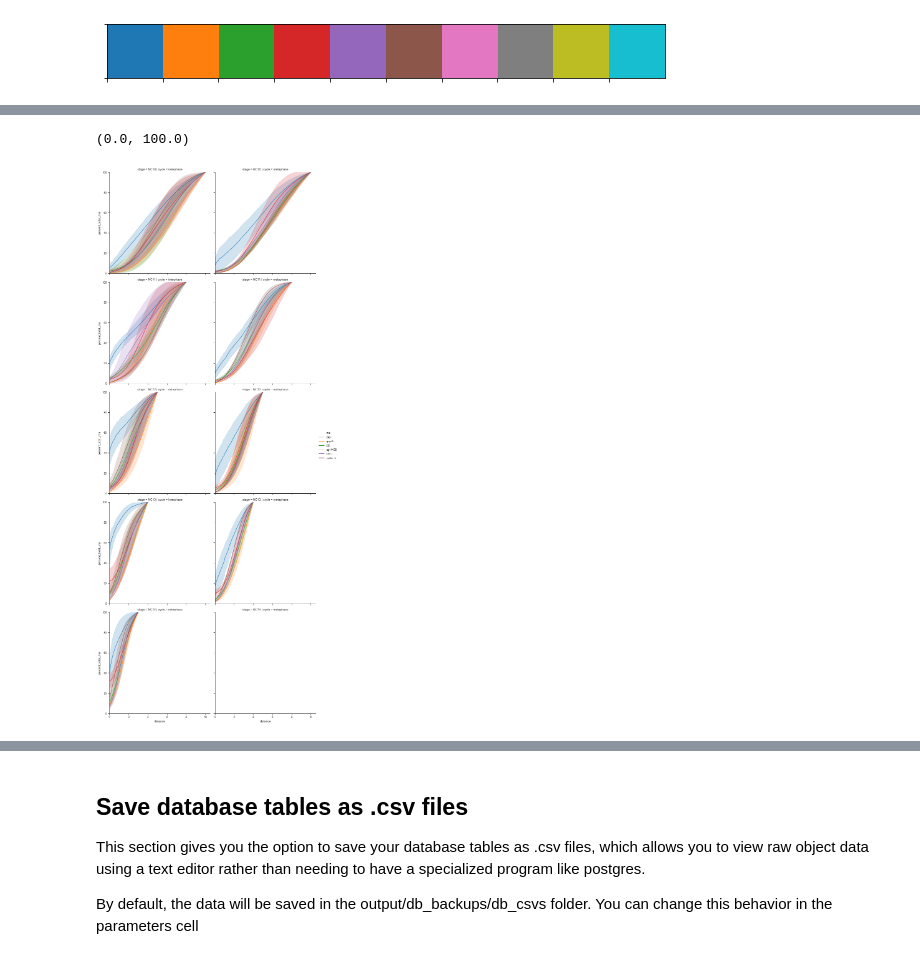
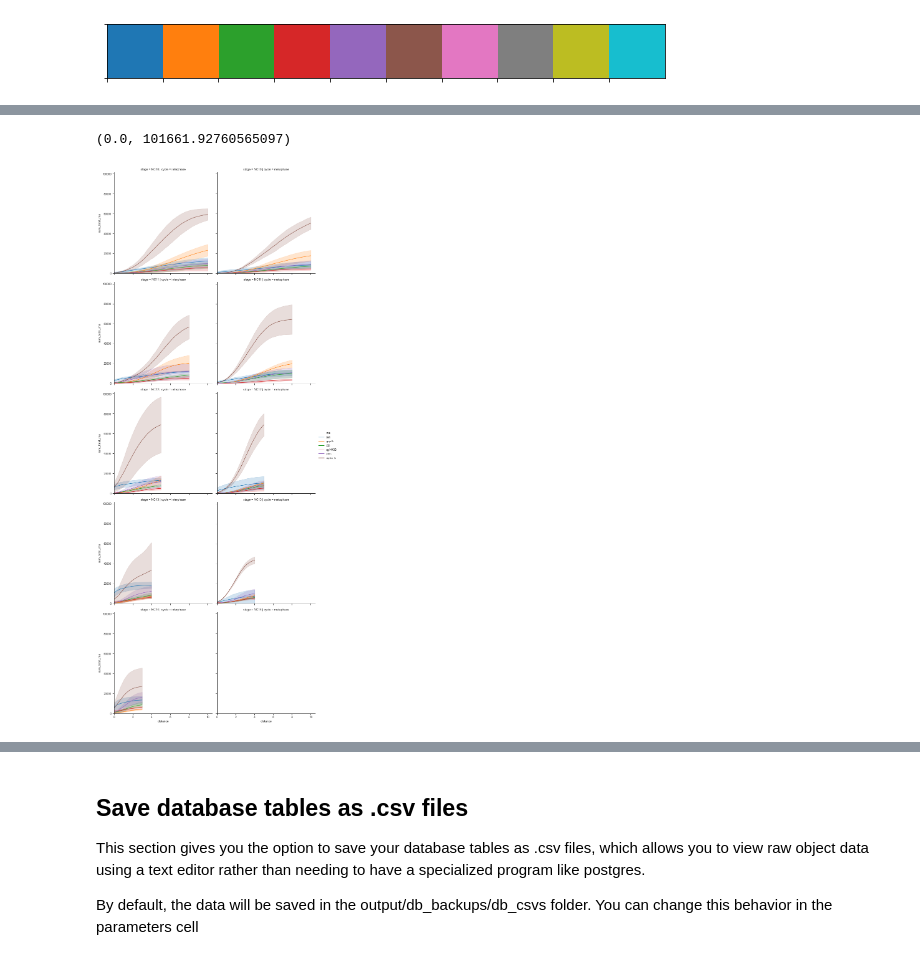
Before and after one commit to pearlryder/rna-at-centrosomes, a Jupyter notebook: pipeline/resubmission-embryo-pipeline.ipynb, the cells around one changed output, grey strips where cells are left out. Saved outputs shown, nothing was run; the diff lists cells and outputs as text; code cells hidden in the pictures.

```diff
--- a/pipeline/resubmission-embryo-pipeline.ipynb
+++ b/pipeline/resubmission-embryo-pipeline.ipynb
@@ -16,7 +16,7 @@ db_host = "localhost"
 # path to find data
 
 USER_NAME = 'pearlryder'
-FILE_PATH = '/Users/' + USER_NAME + '/data/centrosomes-rna-data'
+FILE_PATH = '/Users/' + USER_NAME + '/data/resubmission-data'
 
 
 # here you can create a distance threshold that changes with the nuclear cycle
@@ -277,7 +200,7 @@ import os
 # %%
 # parameters
 
-distribution_data_filename = 'distributions.csv'
+distribution_data_filename = 'distributions-sum-rna.csv'
 
 data_output_dir = os.path.join(FILE_PATH, 'output', 'data')
 
@@ -343,28 +269,28 @@ rna_distribution_df.head(10)
 # %%
 # Here we plot the distribution as mean (dark line) +/- sd (shading) using the Seaborn library and matplotlib
 # https://seaborn.pydata.org/examples/index.html
 # There are a lot of options in Seaborn. In this example, we separate the plots into columns based on the variable
 # "cycle" and adjust the color using the rna_type, in order to compare our experimental RNA (cen) to control (gapdh)
 
 
 sns.set_style("ticks")
 sns.set_context("paper")
 percent_rna_plt = sns.relplot(x = 'distance',
-                              y = 'percent_total_rna',
+                              y = 'sum_total_rna',
                               hue = 'rna',
                               row='stage',
                               row_order = ['NC10', 'NC11', 'NC12', 'NC13', 'NC14'],
                               col = 'cycle',
                               col_order = ['interphase', 'metaphase'],
                               ci = "sd",
                               kind="line",
                               data = rna_distribution_df);
 
 plt.xlim(0)
-plt.ylim(0,100)
+plt.ylim(0)
 # %% [output]
-(0.0, 100.0)
+(0.0, 101661.92760565097)
-[figure, old version]
+[figure, new version]
 # %%
 def line_plot(rna_dataframe, y_axis, labels_bool):
     sns.set_style("ticks")
```
Also changed, not shown: parts of 22 cells of this notebook, 1 other file.
